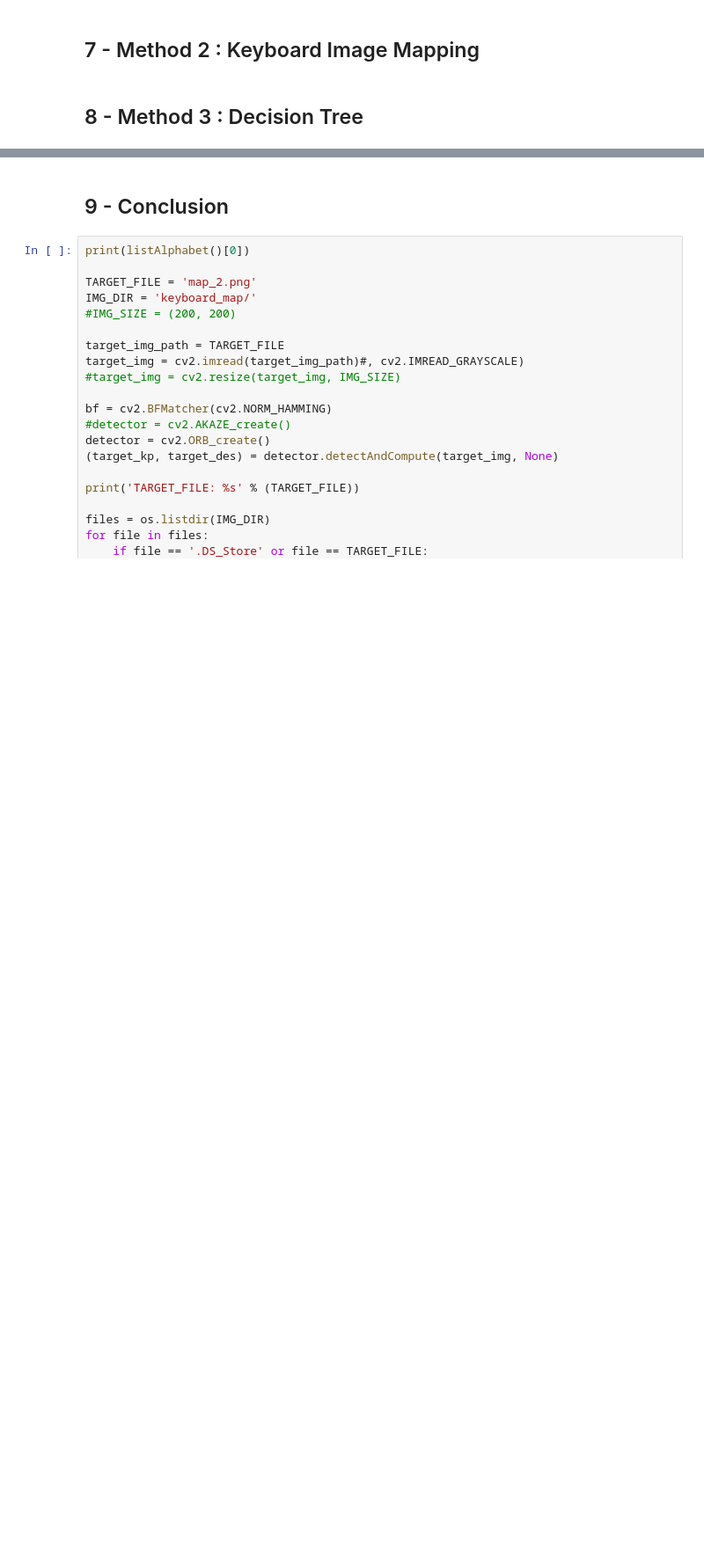
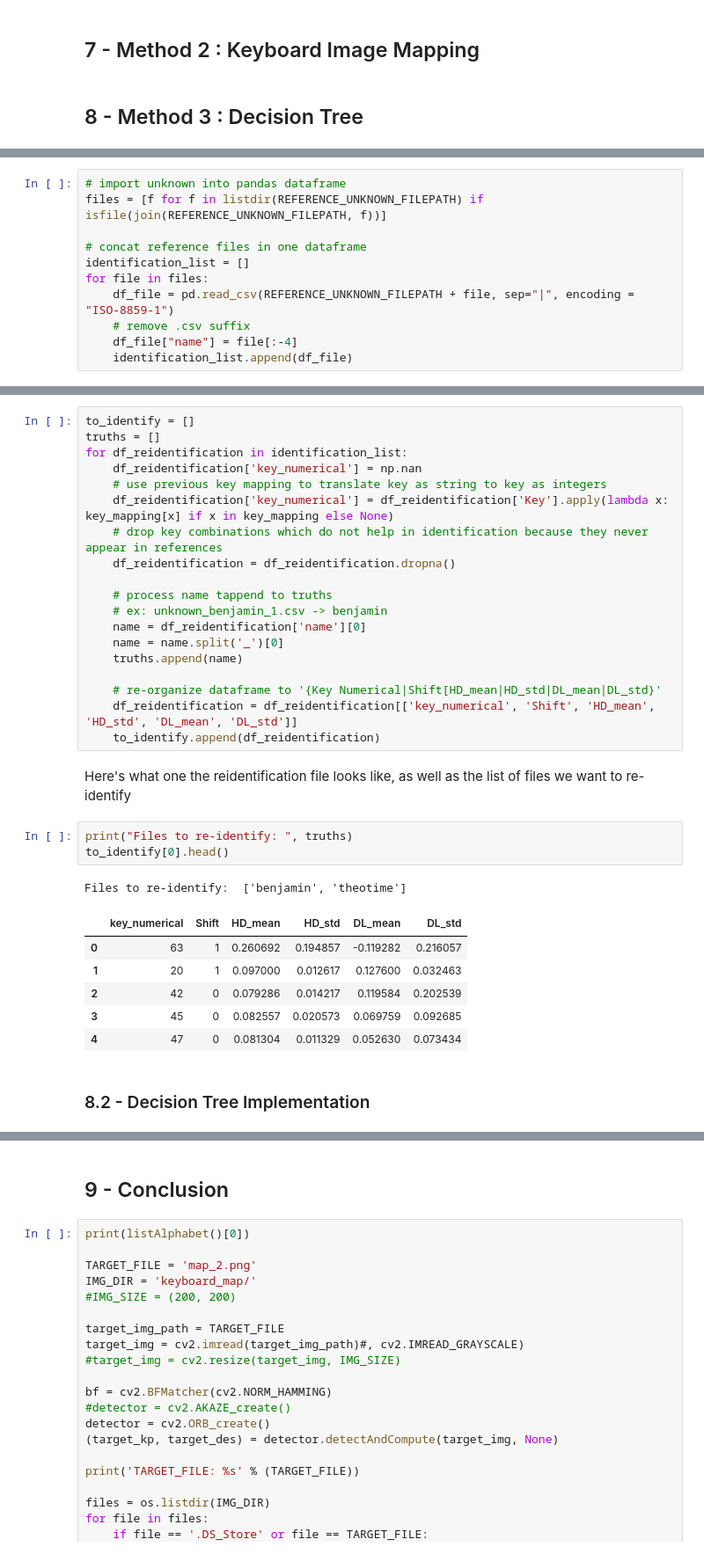
Before and after one commit to Belzerion/OT2, a Jupyter notebook: data_mining_report.ipynb, the cells around one changed output, grey strips where cells are left out. Shown at 88% size. Drawn from its saved outputs; the diff is of its cells as text; blank space fills up the shorter version.

```diff
--- a/data_mining_report.ipynb
+++ b/data_mining_report.ipynb
@@ -912,0 +823,11 @@ scaled_manhattan_verifier(vector)
+# %%
+# import unknown into pandas dataframe
+files = [f for f in listdir(REFERENCE_UNKNOWN_FILEPATH) if isfile(join(REFERENCE_UNKNOWN_FILEPATH, f))]
+
+# concat reference files in one dataframe
+identification_list = []
+for file in files:
+    df_file = pd.read_csv(REFERENCE_UNKNOWN_FILEPATH + file, sep="|", encoding = "ISO-8859-1")
+    # remove .csv suffix
+    df_file["name"] = file[:-4]
+    identification_list.append(df_file)
@@ -912,0 +843,34 @@ scaled_manhattan_verifier(vector)
+# %%
+to_identify = []
+truths = []
+for df_reidentification in identification_list:
+    df_reidentification['key_numerical'] = np.nan
+    # use previous key mapping to translate key as string to key as integers
+    df_reidentification['key_numerical'] = df_reidentification['Key'].apply(lambda x: key_mapping[x] if x in key_mapping else None)
+    # drop key combinations which do not help in identification because they never appear in references
+    df_reidentification = df_reidentification.dropna()
+
+    # process name tappend to truths
+    # ex: unknown_benjamin_1.csv -> benjamin
+    name = df_reidentification['name'][0]
+    name = name.split('_')[0]
+    truths.append(name)
+
+    # re-organize dataframe to '{Key Numerical|Shift[HD_mean|HD_std|DL_mean|DL_std}'
+    df_reidentification = df_reidentification[['key_numerical', 'Shift', 'HD_mean', 'HD_std', 'DL_mean', 'DL_std']]
+    to_identify.append(df_reidentification)
+# %% [markdown]
+Here's what one the reidentification file looks like, as well as the list of files we want to re-identify
+# %%
+print("Files to re-identify: ", truths)
+to_identify[0].head()
+# %% [output]
+Files to re-identify:  ['benjamin', 'theotime']
+|  | key_numerical | Shift | HD_mean | HD_std | DL_mean | DL_std |
+| 0 | 63 | 1 | 0.260692 | 0.194857 | -0.119282 | 0.216057 |
+| 1 | 20 | 1 | 0.097000 | 0.012617 | 0.127600 | 0.032463 |
+| 2 | 42 | 0 | 0.079286 | 0.014217 | 0.119584 | 0.202539 |
+| 3 | 45 | 0 | 0.082557 | 0.020573 | 0.069759 | 0.092685 |
+| 4 | 47 | 0 | 0.081304 | 0.011329 | 0.052630 | 0.073434 |
+# %% [markdown]
+### 8.2 - Decision Tree Implementation
```
Also changed, not shown: parts of 42 cells of this notebook.
